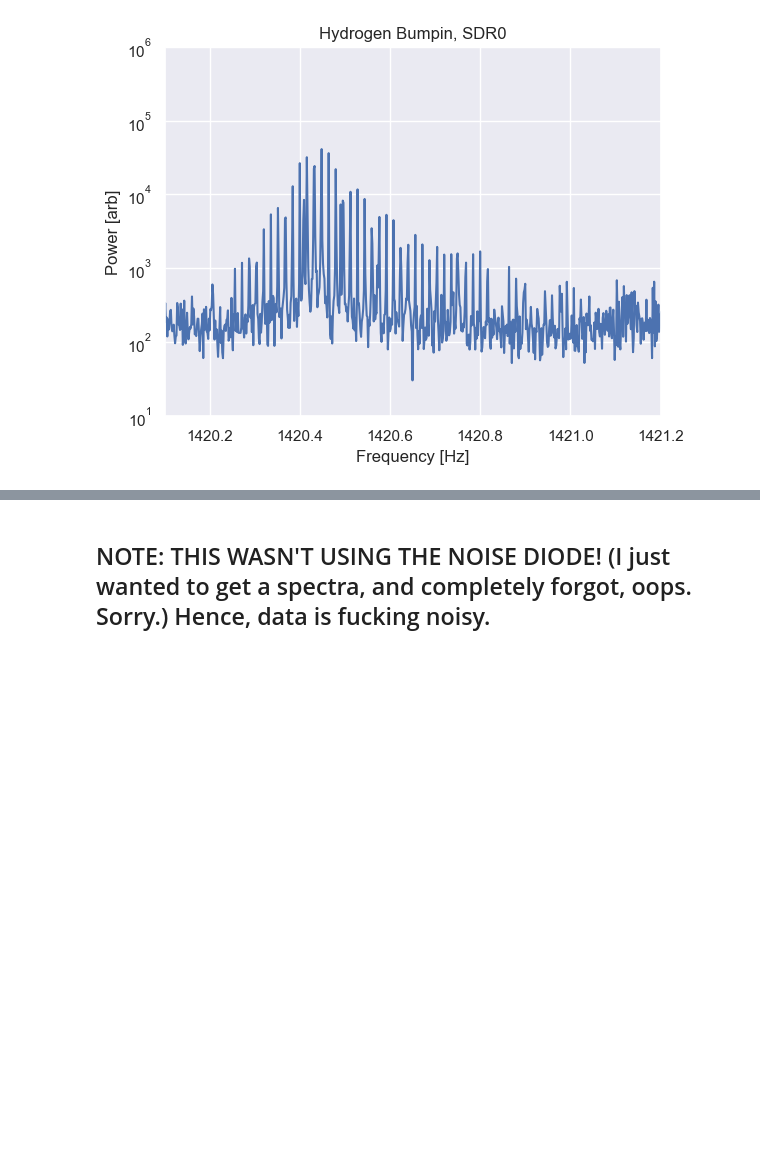
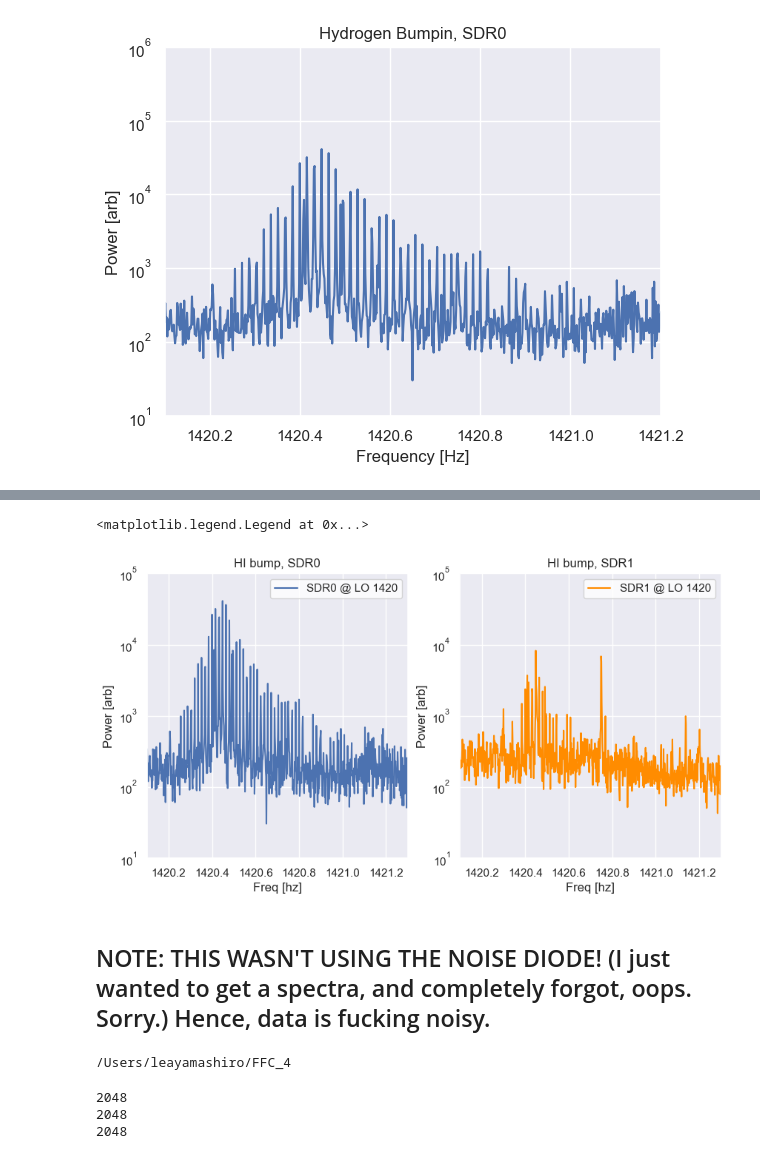
Before and after one commit to lea-yamashiro/FFC_4, a Jupyter notebook: code/Lea/first_data.ipynb, the cells around one changed output, grey strips where cells are left out. Saved outputs shown, nothing was run; the diff lists cells and outputs as text; code cells hidden in the pictures; blank space fills up the shorter version.

```diff
--- a/code/Lea/first_data.ipynb
+++ b/code/Lea/first_data.ipynb
@@ -55,2 +84,24 @@ plt.ylim(40,14**4)
+# %%
+fig, ax = plt.subplots(1,2, figsize = (10, 5))
+
+ax[0].semilogy(freqs_1420, SDR0_1420_0, label = 'SDR0 @ LO 1420')
+ax[0].set_title('HI bump, SDR0')
+ax[1].semilogy(freqs_1420, SDR1_1420_0, label = 'SDR1 @ LO 1420', color = 'darkorange')
+ax[1].set_title('HI bump, SDR1')
+
+plt.setp(ax, xlabel = 'Freq [hz]', ylabel = 'Power [arb]', xlim = (1420.1, 1421.3), ylim = (10,10**5))
+ax[1].set_ylim(10, 10**5)
+ax[0].legend(facecolor = 'white')
+ax[1].legend(facecolor = 'white')
+#plt.ylabel('Power [arb]')
+#plt.xlim(1420.1, 1421.2)
+#plt.ylim(10,10**6)
+# %% [output]
+<matplotlib.legend.Legend at 0x...>
+[figure, added]
 # %% [markdown]
 ## NOTE: THIS WASN'T USING THE NOISE DIODE! (I just wanted to get a spectra, and completely forgot, oops. Sorry.) Hence, data is fucking noisy.
+# %%
+cd FFC_4
+# %% [output]
+/Users/leayamashiro/FFC_4
@@ -56,0 +114,8 @@ plt.ylim(40,14**4)
+# %%
+print(len(SDR0_1420p8_00))
+print(len(SDR1_1420p8_00))
+print(len(freqs_1420p8))
+# %% [output]
+2048
+2048
+2048
```
Also changed, not shown: parts of 8 cells of this notebook, 1 other file.
